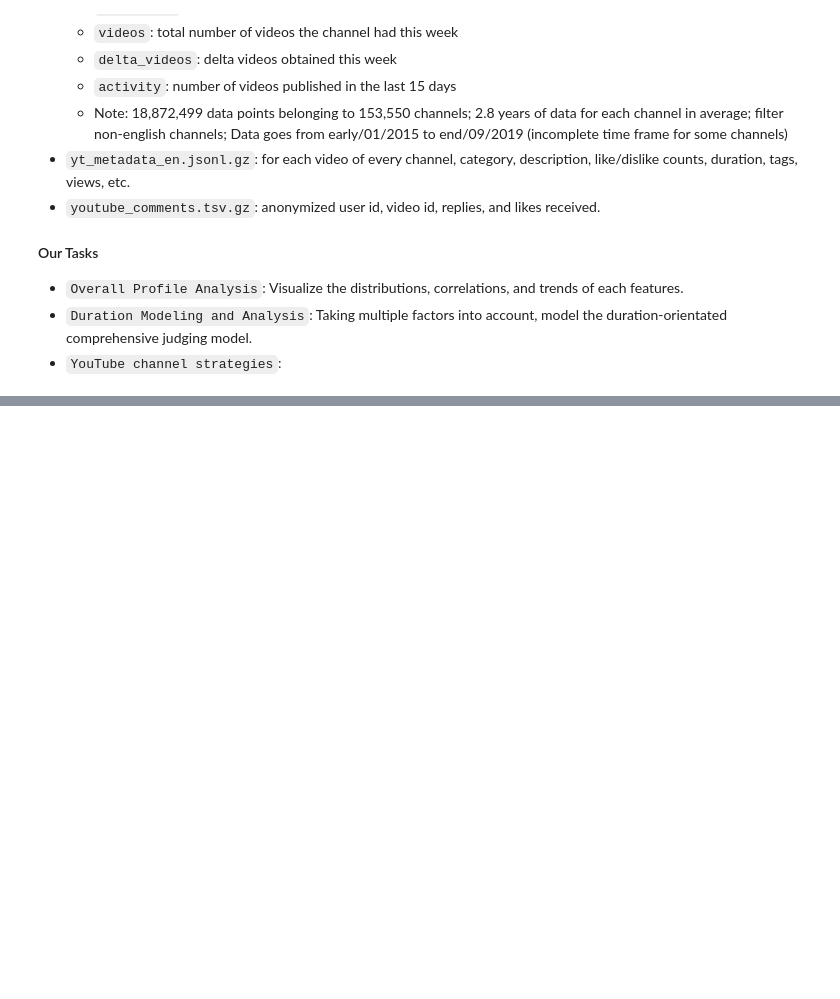
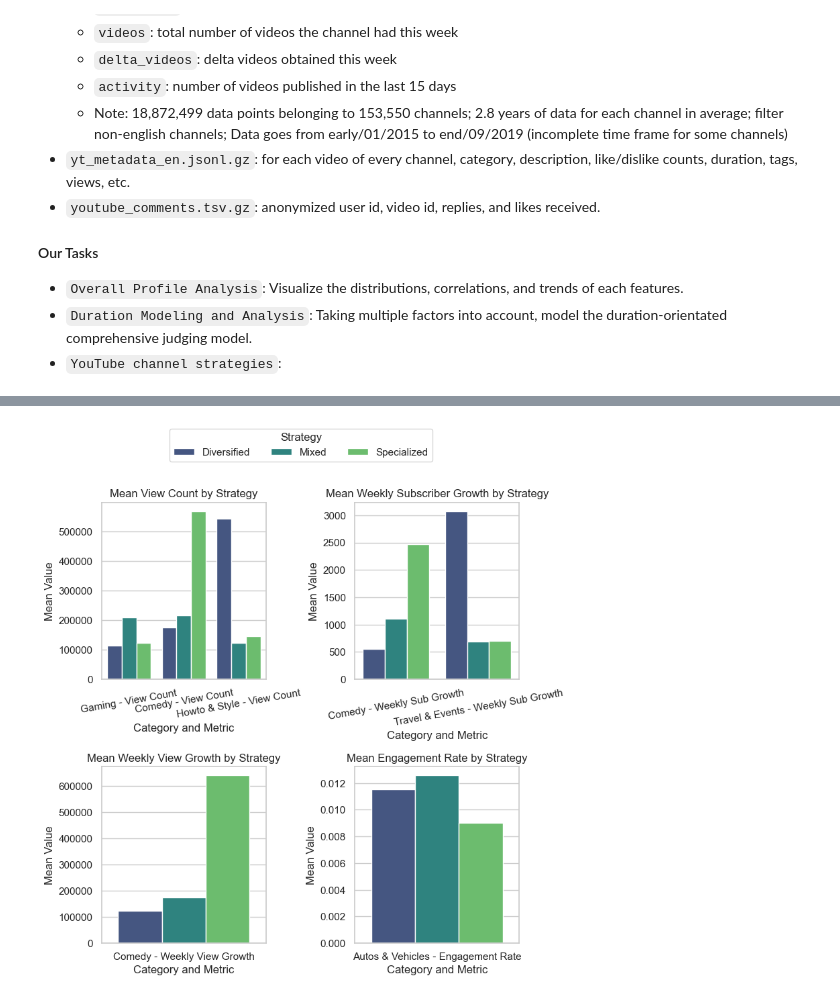
Before and after one commit to NecoJac/ada-2024-project-laughtodeath666, a Jupyter notebook: results.ipynb, the cells around one changed output, grey strips where cells are left out. Drawn from its saved outputs; the diff is of its cells as text; code cells hidden in the pictures; blank space fills up the shorter version.

```diff
--- a/results.ipynb
+++ b/results.ipynb
@@ -54,0 +56,9 @@ df_timeseries.columns = ['chan_id', 'category', 'curr_dt', 'views_t', 'delta_vie
+# %%
+# View column names and data types of each dataframe
+for df_name, df in [('df_id', df_id),
+                    ('df_channels', df_channels),
+                    ('df_timeseries', df_timeseries),
+                    ('df_comments', df_comments),
+                    ('df_metadata', df_metadata)]:
+    print(f"\n{df_name} columns:")
+    print(df.info())
@@ -218,0 +751,48 @@ plt.show()
+# %%
+# Creating a DataFrame with significant categories and metrics
+plot_data = []
+for category, metrics in significant_means.items():
+    for metric, mean_values in metrics.items():
+        for strategy, mean_value in mean_values.items():
+            plot_data.append({
+                'Category_Metric': f"{category} - {metric.replace('_', ' ').title()}",
+                'Strategy': strategy,
+                'Mean Value': mean_value,
+                'Metric': metric
+            })
+
+plot_df = pd.DataFrame(plot_data)
+
+metrics_to_plot = ["view_count", "weekly_sub_growth", "weekly_view_growth", "engagement_rate"]
+titles = {
+    "view_count": "Mean View Count by Strategy",
+    "weekly_sub_growth": "Mean Weekly Subscriber Growth by Strategy",
+    "weekly_view_growth": "Mean Weekly View Growth by Strategy",
+    "engagement_rate": "Mean Engagement Rate by Strategy"
+}
+
+fig, axes = plt.subplots(2, 2, figsize=(8, 8))
+axes = axes.flatten()
+
+for i, metric in enumerate(metrics_to_plot):
+    sns.barplot(
+        data=plot_df[plot_df["Metric"] == metric],
+        x="Category_Metric", y="Mean Value", hue="Strategy", palette="viridis", ax=axes[i]
+    )
+    axes[i].set_title(titles[metric])
+    axes[i].set_xlabel("Category and Metric")
+    axes[i].set_ylabel("Mean Value")
+
+    # Rotate x-axis labels only for "view_count" and "weekly_sub_growth"
+    if metric in ["view_count", "weekly_sub_growth"]:
+        axes[i].tick_params(axis='x', rotation=10)
+
+    axes[i].legend_.remove()
+
+handles, labels = axes[0].get_legend_handles_labels()
+fig.legend(handles, labels, title="Strategy", loc='upper center', ncol=3, bbox_to_anchor=(0.5, 1.05))
+
+plt.tight_layout(rect=[0, 0, 1, 0.95])
+plt.show()
+# %% [output]
+[figure, added]
```
Also changed, not shown: parts of 42 cells of this notebook, 1 other file.
